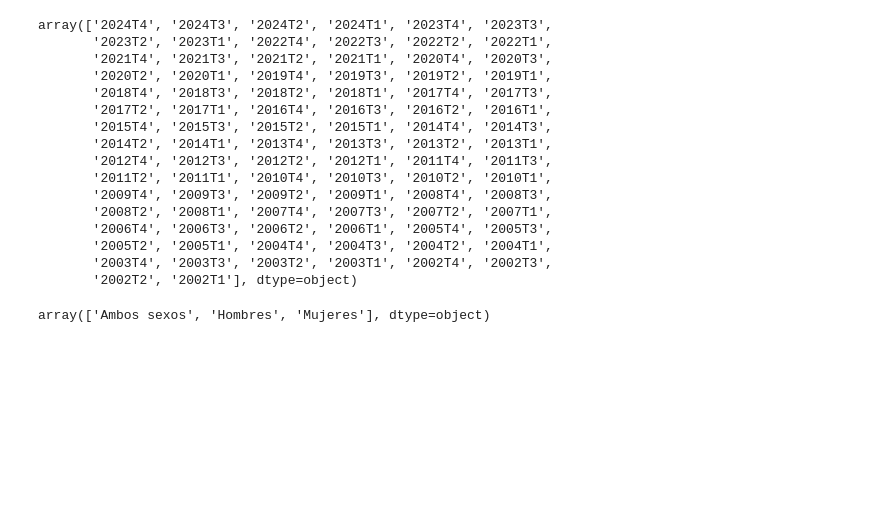
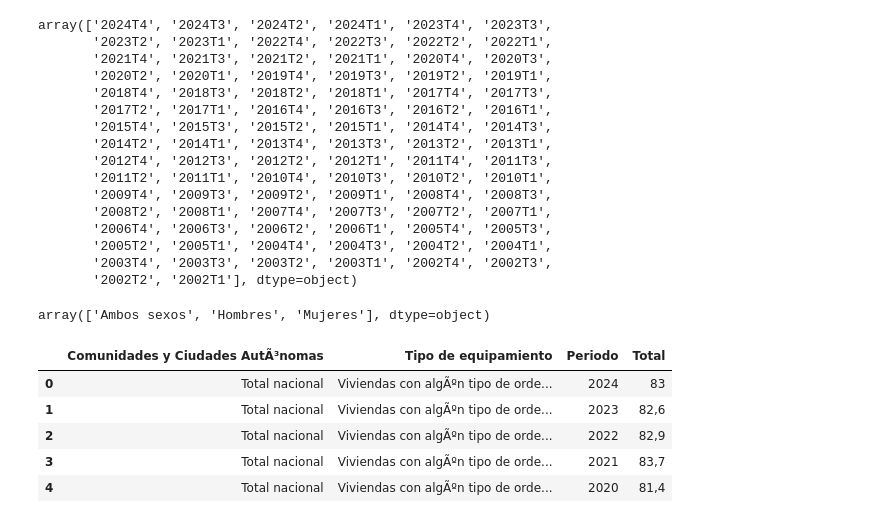
Before and after one commit to sara-arranz/PowerBI_Brecha_Digital, a Jupyter notebook: transformaciones/dataset_global.ipynb, the cells around one changed output. Drawn from its saved outputs; the diff is of its cells as text; code cells hidden in the pictures; blank space fills up the shorter version.

```diff
--- a/transformaciones/dataset_global.ipynb
+++ b/transformaciones/dataset_global.ipynb
@@ -582,3 +582,14 @@ df_tasa_paro['sexo'].unique()
 array(['Ambos sexos', 'Hombres', 'Mujeres'], dtype=object)
 # %%
 df_tasa_paro.to_csv('files/tasa_paro_gral.csv', index=False)
+# %%
+df_equip = pd.read_csv('../files/csv/evolucion-tipo-equipamiento-ccaa.csv', sep=';', encoding='latin1')
+# %%
+df_equip.head()
+# %% [output]
+|  | Comunidades y Ciudades AutÃ³nomas | Tipo de equipamiento | Periodo | Total |
+| 0 | Total nacional | Viviendas con algÃºn tipo de orde... | 2024 | 83 |
+| 1 | Total nacional | Viviendas con algÃºn tipo de orde... | 2023 | 82,6 |
+| 2 | Total nacional | Viviendas con algÃºn tipo de orde... | 2022 | 82,9 |
+| 3 | Total nacional | Viviendas con algÃºn tipo de orde... | 2021 | 83,7 |
+| 4 | Total nacional | Viviendas con algÃºn tipo de orde... | 2020 | 81,4 |
```
Also changed, not shown: parts of 14 cells of this notebook, 6 other files.
